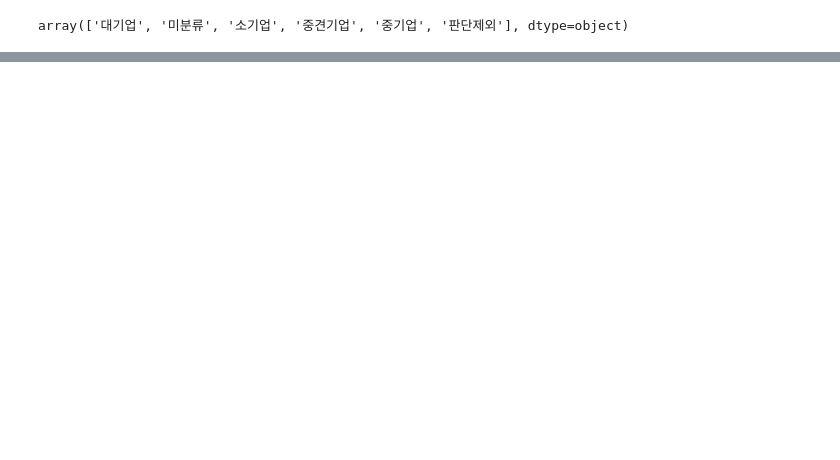
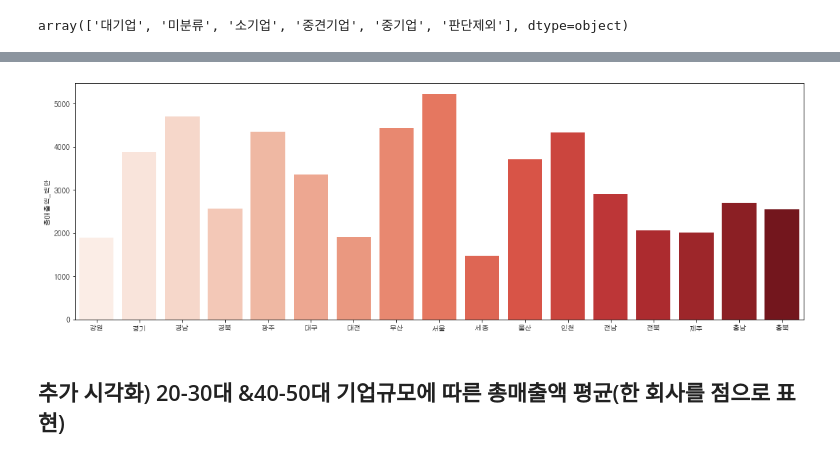
Before and after one commit to hj-10/-, a Jupyter notebook: dataminig/기업일반데이터_연령별_지역별_매출액.ipynb, the cells around one changed output, grey strips where cells are left out. Saved outputs shown, nothing was run; the diff lists cells and outputs as text; code cells hidden in the pictures; blank space fills up the shorter version.

```diff
--- a/dataminig/기업일반데이터_연령별_지역별_매출액.ipynb
+++ b/dataminig/기업일반데이터_연령별_지역별_매출액.ipynb
@@ -223,0 +619,6 @@ company_sales_2030.sort_values(by='총매출액_천원',ascending=False)
+# %%
+from matplotlib import font_manager, rc
+font_list = font_manager.findSystemFonts(fontpaths= None, fontext = 'ttf')
+path='C:\\Windows\\Fonts\\gulim.ttc'
+fontname = font_manager.FontProperties(fname=path).get_name()
+plt.rc('font', family=fontname)
@@ -223,0 +637,6 @@ company_sales_2030.sort_values(by='총매출액_천원',ascending=False)
+# %%
+#전국 기업 수 대비 총 매출액 평균 year 별 추출
+
+company_sales_youth_year=company_sales_youth.reset_index()
+company_sales_youth_year=company_sales_youth.groupby(['시도','year'])['총매출액_백만'].mean()
+company_sales_youth_year
@@ -223,0 +665,7 @@ company_sales_2030.sort_values(by='총매출액_천원',ascending=False)
+# %%
+#2020년 데이터 추출
+
+company_sales_youth_2020=company_sales_youth_year.reset_index()
+#print(company_sales_youth_2020)
+company_sales_youth_2020=company_sales_youth_2020.query('year=="2020"')
+company_sales_youth_2020
@@ -223,0 +693,4 @@ company_sales_2030.sort_values(by='총매출액_천원',ascending=False)
+# %%
+# 바차트에서 시도 글자 없애기 위한 리스트 형태 준비
+한국시도= ['강원', '경기', '경남', '경북', '광주', '대구', '대전', '부산', '서울', '세종', '울산','인천', '전남', '전북', '제주', '충남', '충북']
+한국시도
@@ -223,0 +715,13 @@ company_sales_2030.sort_values(by='총매출액_천원',ascending=False)
+# %%
+#20~30대 시도 별 총 매출액 평균 순위 시각화 (main)
+
+f, ax = plt.subplots(1, figsize=(18,6))
+
+sns.barplot(x =한국시도, y ="총매출액_백만",data = company_sales_youth_2020,ax= ax,palette='Reds')
+plt.xticks(rotation=360)
+plt.grid(False) # 격자무늬 배경 제거
+plt.show()
+# %% [output]
+[figure, added]
+# %% [markdown]
+## 추가 시각화) 20-30대 &40-50대 기업규모에 따른 총매출액 평균(한 회사를 점으로 표현)
```
Also changed, not shown: parts of 121 cells of this notebook.
